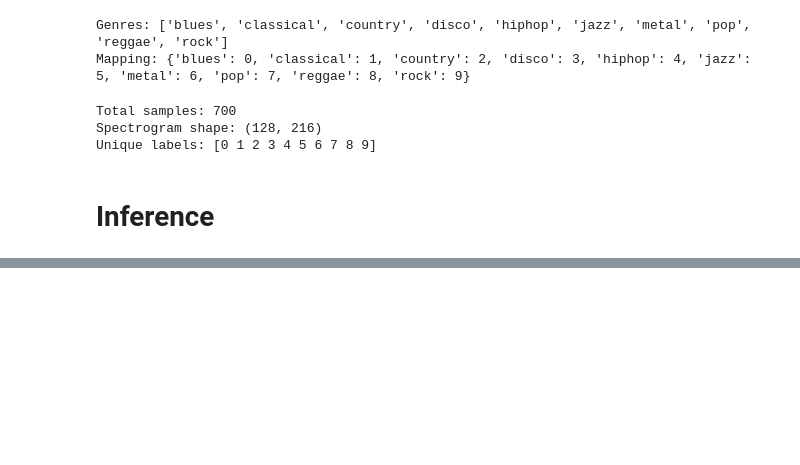
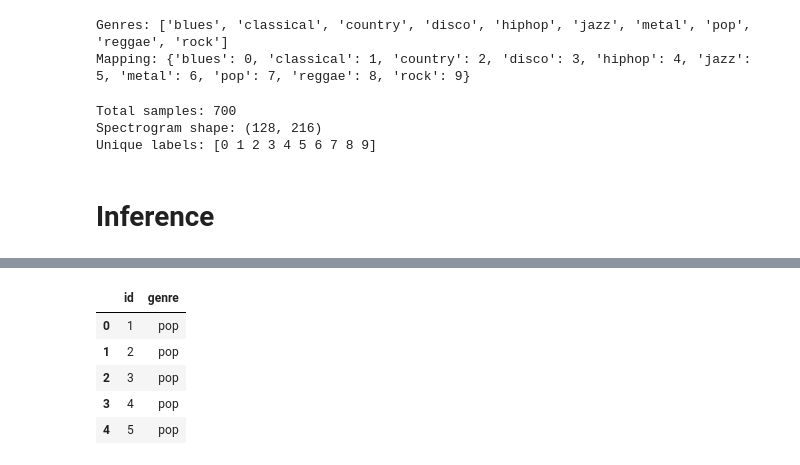
Before and after one commit to 23f2005169/DL-23f2005169-notebook-t12026, a Jupyter notebook: kaggle_notebook.ipynb, the cells around one changed output, grey strips where cells are left out. Cells and saved outputs as stored; diff of their text form; code cells hidden in the pictures; blank space fills up the shorter version.

```diff
--- a/kaggle_notebook.ipynb
+++ b/kaggle_notebook.ipynb
@@ -776,0 +2065,9 @@ for i, genre in enumerate(GENRES):
+# %%
+"""submission_df.head()"""
+# %% [output]
+|  | id | genre |
+| 0 | 1 | pop |
+| 1 | 2 | pop |
+| 2 | 3 | pop |
+| 3 | 4 | pop |
+| 4 | 5 | pop |
```
Also changed, not shown: parts of 40 cells of this notebook.
